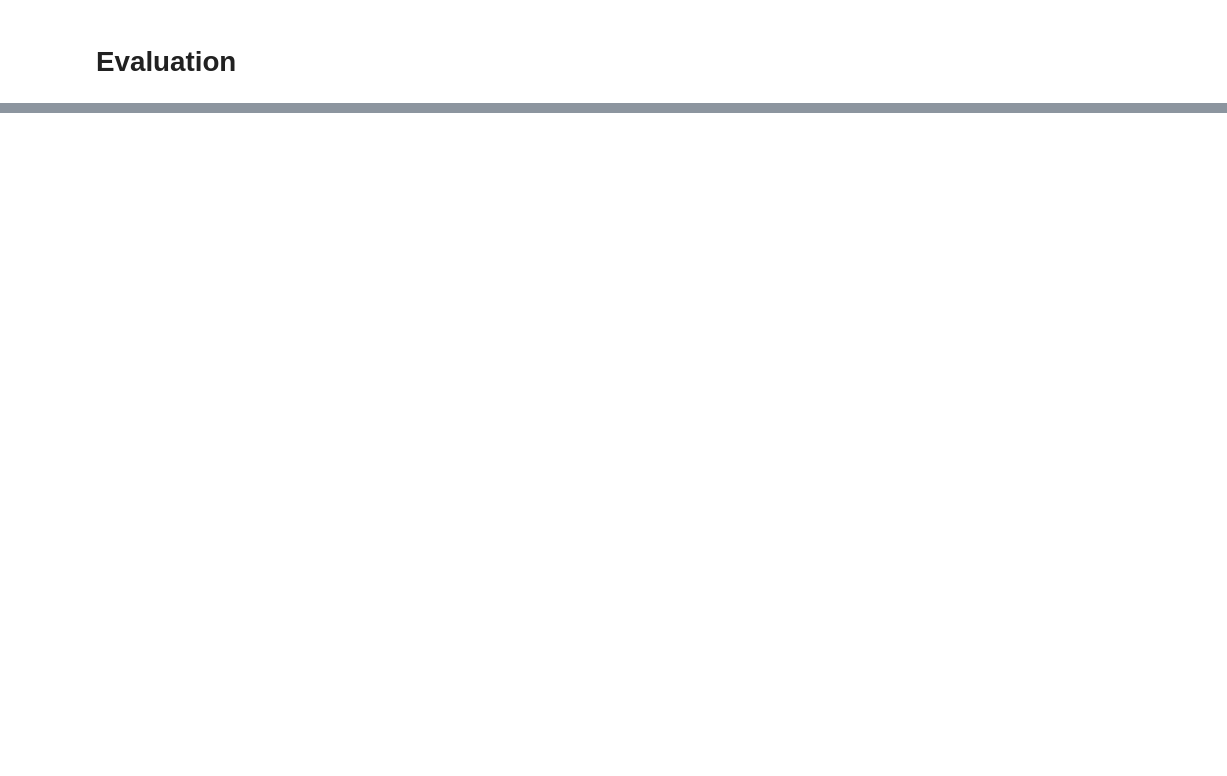
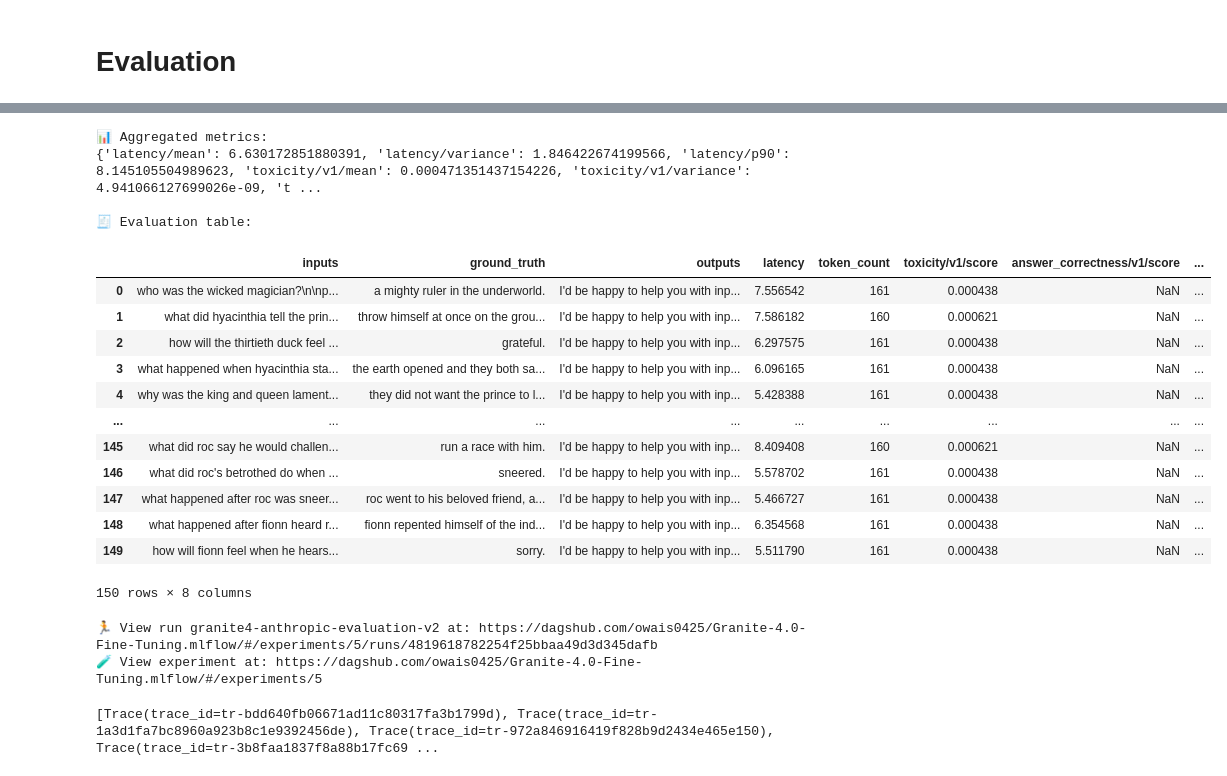
Before and after one commit to Owaiskhan9654/Granite-4.0-Fine-Tuning, a Jupyter notebook: granite-4-0-fine-tuning.ipynb, the cells around one changed output, grey strips where cells are left out. Drawn from its saved outputs; the diff is of its cells as text; code cells hidden in the pictures; blank space fills up the shorter version.

```diff
--- a/granite-4-0-fine-tuning.ipynb
+++ b/granite-4-0-fine-tuning.ipynb
@@ -393,0 +474,70 @@ Kaggle T4 GPU is a powerful tool for data scientists and machine learning enthus
+# %%
+def anthropic_model(inputs):
+    outputs = []
+    for q in inputs:
+        resp = client.messages.create(
+            model="claude-sonnet-4-5-20250929",
+            messages=[{"role": "user", "content": q}],
+            max_tokens=512,
+            temperature=0.0
+        )
+
+        try:
+            text = resp.content[0].text
+        except:
+            text = str(resp)
+
+        outputs.append(text)
+    return outputs
+# %%
+mlflow.set_experiment("llm-based-evaluation")
+
+EXPERIMENT_NAME = "anthropic-evaluation-v2"
+RUN_NAME = f"granite4-anthropic-evaluation-v2"
+
+mlflow.set_experiment(EXPERIMENT_NAME)
+EXPERIMENT_TAG = "granite-4.0-finetuning"
+
+
+with mlflow.start_run(run_name=RUN_NAME):
+    mlflow.set_tag("experiment", EXPERIMENT_TAG)
+    mlflow.set_tag("mlflow.source.name", "kaggle_notebook_Granite_4_0_Fine_tuning")
+    mlflow.set_tag("mlflow.source.type", "KAGGLE_NOTEBOOK")
+    mlflow.set_tag("project", "granite-finetuning")
+
+    results = mlflow.evaluate(
+        model=anthropic_model,
+        data=eval_df,
+        # input_columns="inputs",
+        targets="ground_truth",
+        model_type="question-answering",
+        extra_metrics=[answer_correctness(), latency(),toxicity()],
+        evaluator_config={"num_workers": 1}
+    )
+
+    print("📊 Aggregated metrics:")
+    print(results.metrics)
+
+    print("\n🧾 Evaluation table:")
+    display(results.tables["eval_results_table"])
+# %% [output]
+📊 Aggregated metrics:
+{'latency/mean': 6.630172851880391, 'latency/variance': 1.846422674199566, 'latency/p90': 8.145105504989623, 'toxicity/v1/mean': 0.000471351437154226, 'toxicity/v1/variance': 4.941066127699026e-09, 't ...
+
+🧾 Evaluation table:
+|  | inputs | ground_truth | outputs | latency | token_count | toxicity/v1/score | answer_correctness/v1/score | ... |
+| 0 | who was the wicked magician?\n\np... | a mighty ruler in the underworld. | I'd be happy to help you with inp... | 7.556542 | 161 | 0.000438 | NaN | ... |
+| 1 | what did hyacinthia tell the prin... | throw himself at once on the grou... | I'd be happy to help you with inp... | 7.586182 | 160 | 0.000621 | NaN | ... |
+| 2 | how will the thirtieth duck feel ... | grateful. | I'd be happy to help you with inp... | 6.297575 | 161 | 0.000438 | NaN | ... |
+| 3 | what happened when hyacinthia sta... | the earth opened and they both sa... | I'd be happy to help you with inp... | 6.096165 | 161 | 0.000438 | NaN | ... |
+| 4 | why was the king and queen lament... | they did not want the prince to l... | I'd be happy to help you with inp... | 5.428388 | 161 | 0.000438 | NaN | ... |
+| ... | ... | ... | ... | ... | ... | ... | ... | ... |
+| 145 | what did roc say he would challen... | run a race with him. | I'd be happy to help you with inp... | 8.409408 | 160 | 0.000621 | NaN | ... |
+| 146 | what did roc's betrothed do when ... | sneered. | I'd be happy to help you with inp... | 5.578702 | 161 | 0.000438 | NaN | ... |
+| 147 | what happened after roc was sneer... | roc went to his beloved friend, a... | I'd be happy to help you with inp... | 5.466727 | 161 | 0.000438 | NaN | ... |
+| 148 | what happened after fionn heard r... | fionn repented himself of the ind... | I'd be happy to help you with inp... | 6.354568 | 161 | 0.000438 | NaN | ... |
+| 149 | how will fionn feel when he hears... | sorry. | I'd be happy to help you with inp... | 5.511790 | 161 | 0.000438 | NaN | ... |
+150 rows × 8 columns
+🏃 View run granite4-anthropic-evaluation-v2 at: https://dagshub.com/owais0425/Granite-4.0-Fine-Tuning.mlflow/#/experiments/5/runs/4819618782254f25bbaa49d3d345dafb
+🧪 View experiment at: https://dagshub.com/owais0425/Granite-4.0-Fine-Tuning.mlflow/#/experiments/5
+[Trace(trace_id=tr-bdd640fb06671ad11c80317fa3b1799d), Trace(trace_id=tr-1a3d1fa7bc8960a923b8c1e9392456de), Trace(trace_id=tr-972a846916419f828b9d2434e465e150), Trace(trace_id=tr-3b8faa1837f8a88b17fc69 ...
```
Also changed, not shown: parts of 13 cells of this notebook.
